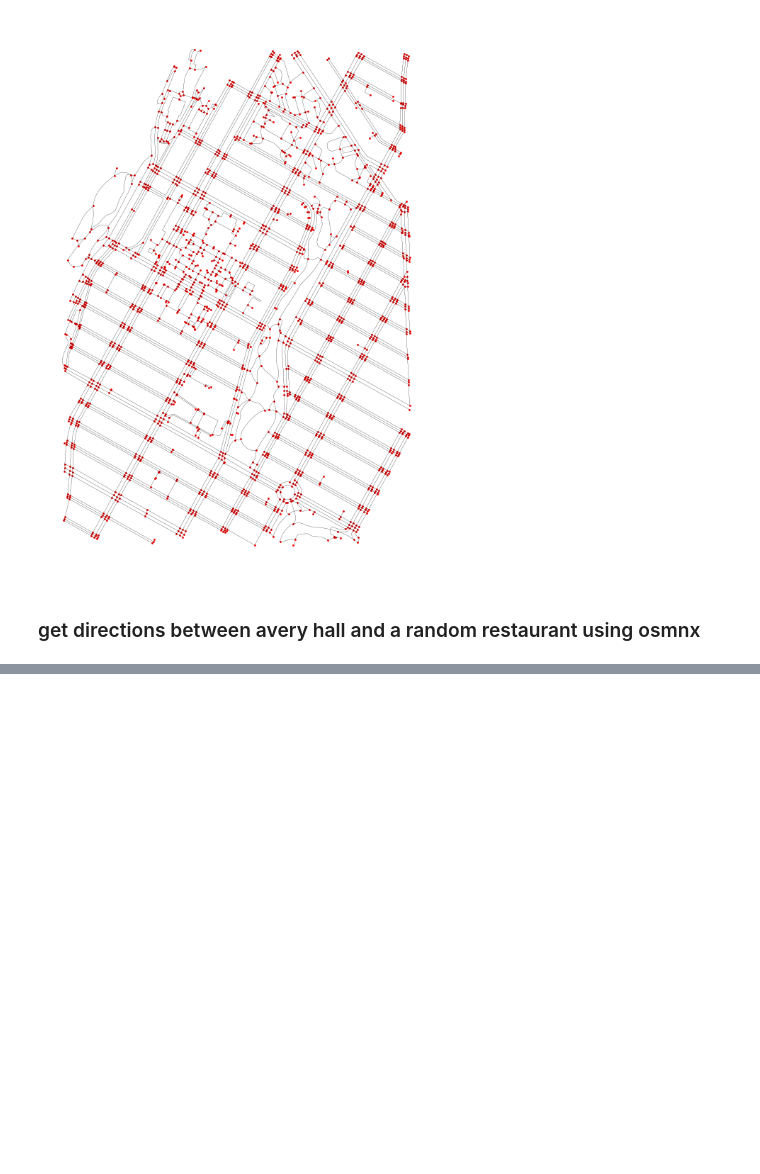
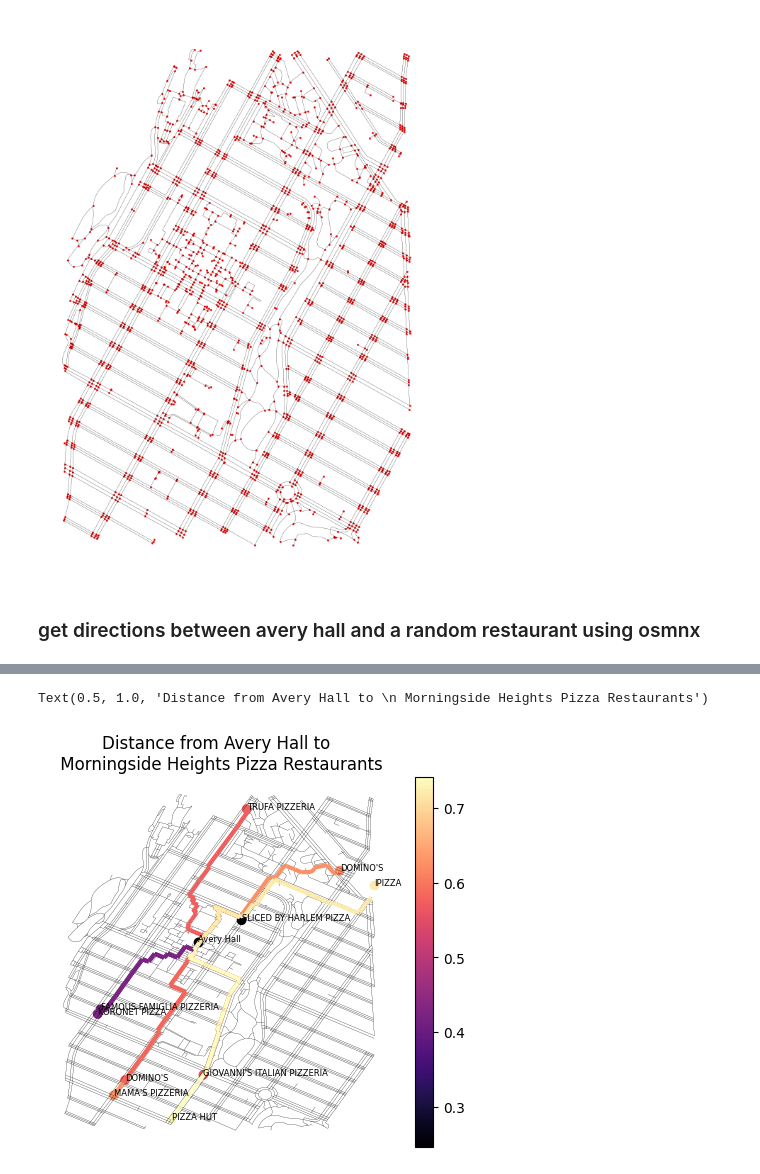
Before and after one commit to mapping-systems/cdp-mapping-systems, a Jupyter notebook: Tutorials/03_networks.ipynb, the cells around one changed output, grey strips where cells are left out. Saved outputs shown, nothing was run; the diff lists cells and outputs as text; code cells hidden in the pictures; blank space fills up the shorter version.

```diff
--- a/Tutorials/03_networks.ipynb
+++ b/Tutorials/03_networks.ipynb
@@ -209,0 +242,28 @@ sum(edge_lengths) / 1609.34
+# %%
+# explode the dictionary into separate columns
+mh_pizza = pd.concat(
+    [
+        mh_pizza.drop(["distance_from_avery"], axis=1),
+        mh_pizza["distance_from_avery"].apply(pd.Series),
+    ],
+    axis=1,
+)
+# %%
+mh_pizza_routes = gpd.GeoDataFrame(mh_pizza, geometry="route_geom", crs="EPSG:4326")
+# %%
+ax = gpd.GeoSeries(avery_hall).plot(color="black")
+mh_net_edges.plot(ax=ax, color="black", linewidth=0.1)
+mh_pizza_routes.plot(column="distance", cmap="magma", ax=ax, linewidth=3)
+mh_pizza.plot(column="distance", cmap="magma", legend=True, ax=ax).set_axis_off()
+
+
+# label each point
+for x, y, label in zip(mh_pizza.geometry.x, mh_pizza.geometry.y, mh_pizza.dba):
+    ax.text(x, y, label, fontsize=6)
+ax.text(avery_hall.x, avery_hall.y, "Avery Hall", fontsize=6)
+
+# title
+plt.title("Distance from Avery Hall to \n Morningside Heights Pizza Restaurants")
+# %% [output]
+Text(0.5, 1.0, 'Distance from Avery Hall to \n Morningside Heights Pizza Restaurants')
+[figure, added]
```
Also changed, not shown: parts of 13 cells of this notebook.
